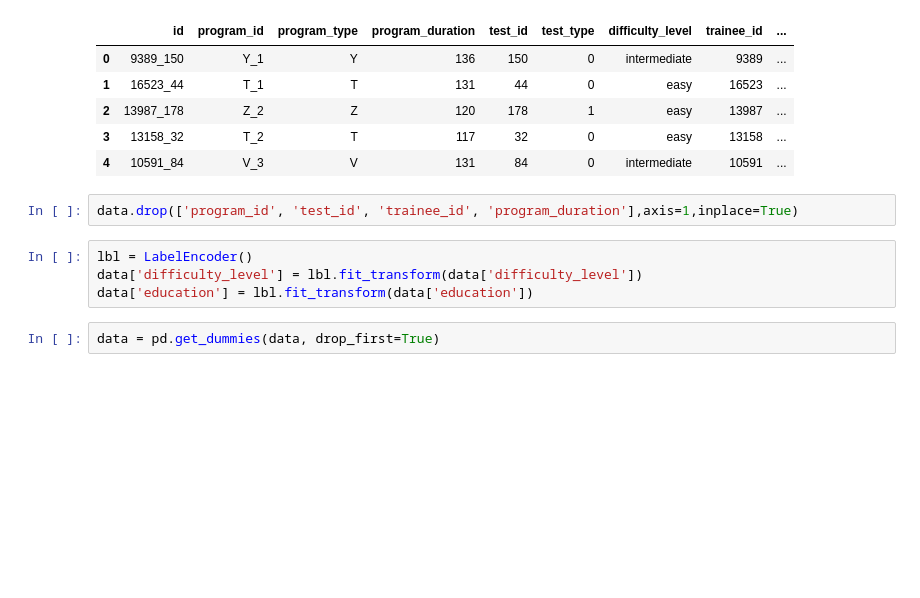
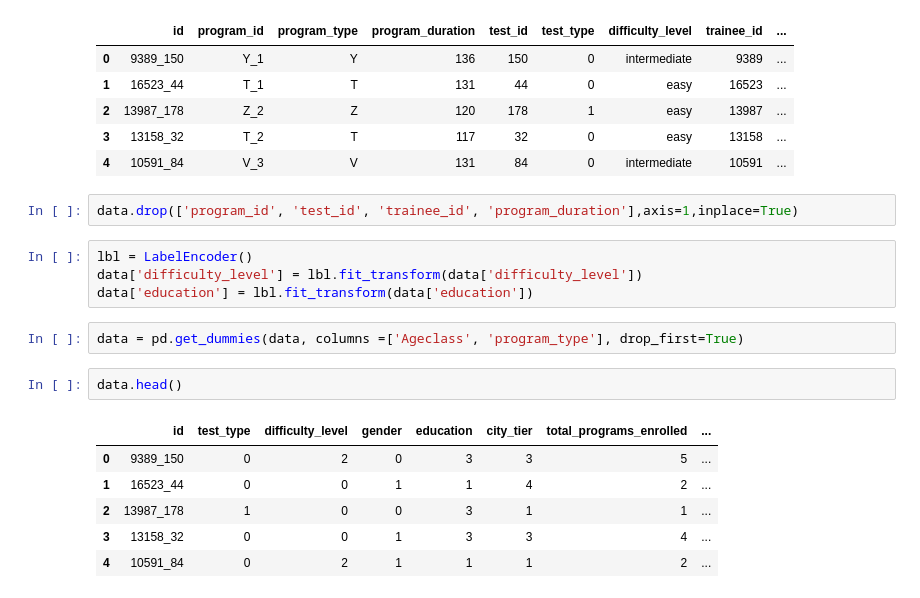
Before and after one commit to AbdoBoum/ML, a Jupyter notebook: hackathon_analyticsvidhya.ipynb, the cells around one changed output. Drawn from its saved outputs; the diff is of its cells as text; blank space fills up the shorter version.

```diff
--- a/hackathon_analyticsvidhya.ipynb
+++ b/hackathon_analyticsvidhya.ipynb
@@ -296,4 +296,13 @@ lbl = LabelEncoder()
 data['difficulty_level'] = lbl.fit_transform(data['difficulty_level'])
 data['education'] = lbl.fit_transform(data['education'])
 # %%
-data = pd.get_dummies(data, drop_first=True)
+data = pd.get_dummies(data, columns =['Ageclass', 'program_type'], drop_first=True)
+# %%
+data.head()
+# %% [output]
+|  | id | test_type | difficulty_level | gender | education | city_tier | total_programs_enrolled | ... |
+| 0 | 9389_150 | 0 | 2 | 0 | 3 | 3 | 5 | ... |
+| 1 | 16523_44 | 0 | 0 | 1 | 1 | 4 | 2 | ... |
+| 2 | 13987_178 | 1 | 0 | 0 | 3 | 1 | 1 | ... |
+| 3 | 13158_32 | 0 | 0 | 1 | 3 | 3 | 4 | ... |
+| 4 | 10591_84 | 0 | 2 | 1 | 1 | 1 | 2 | ... |
```
Also changed, not shown: parts of 23 cells of this notebook.
